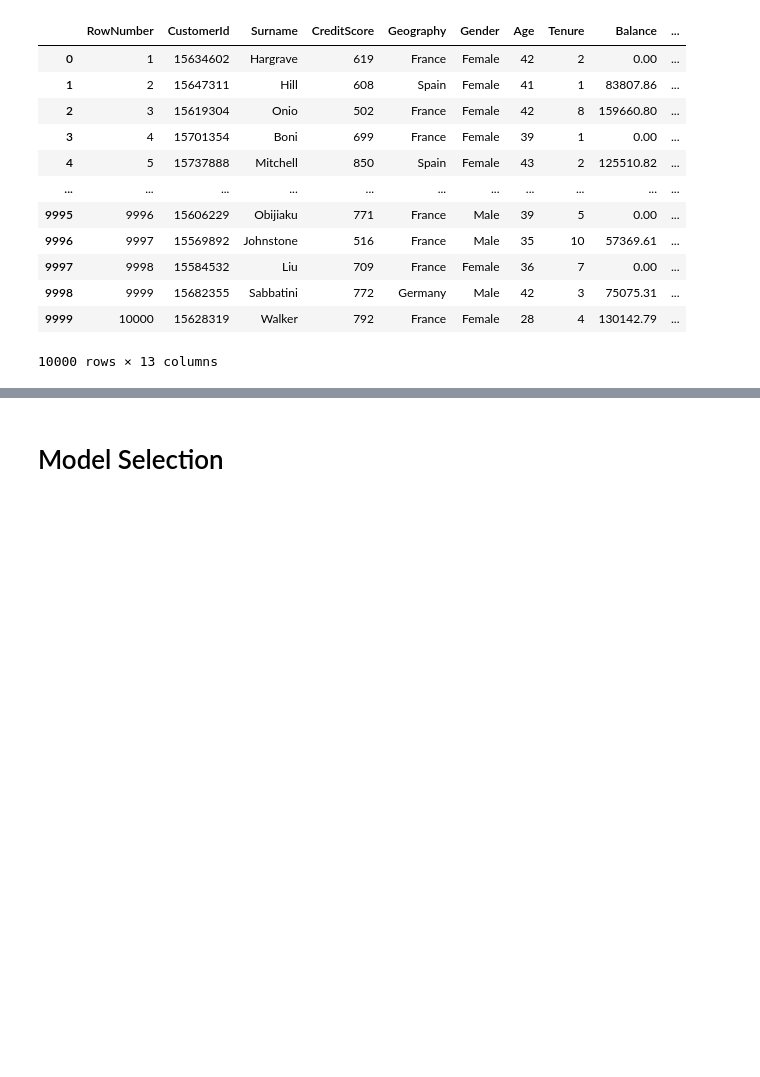
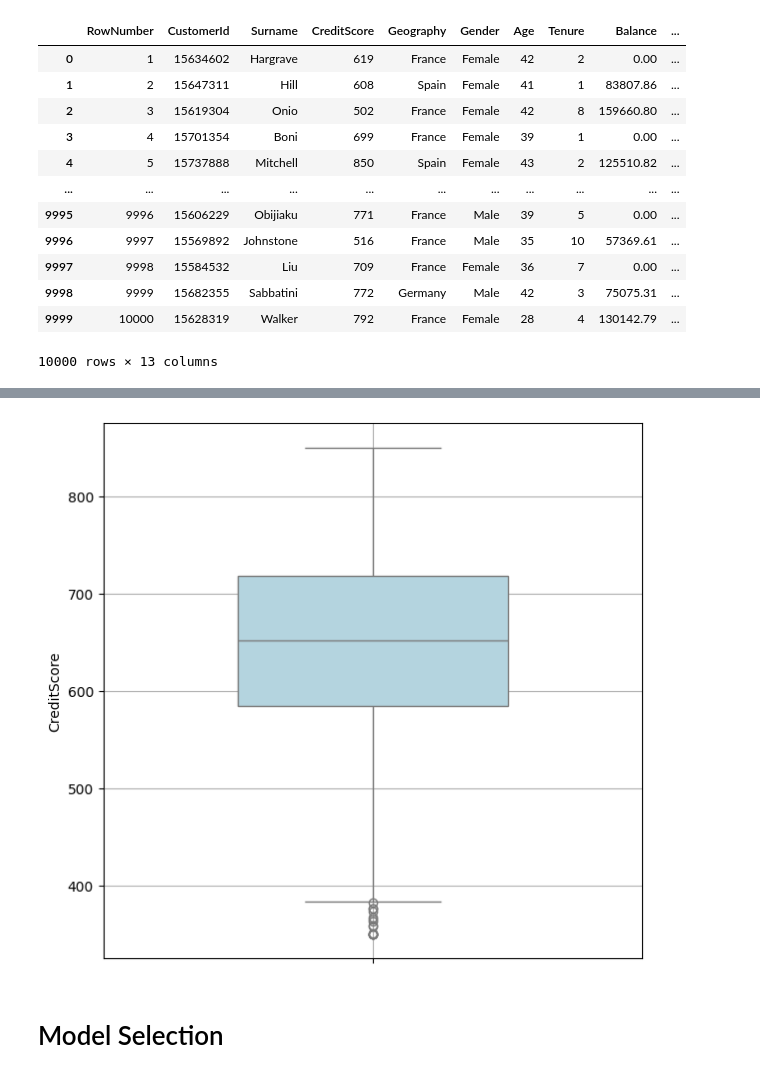
Before and after one commit to Nthabyy/Customer-Churn-Prediction-Bank, a Jupyter notebook: demo.ipynb, the cells around one changed output, grey strips where cells are left out. Saved outputs shown, nothing was run; the diff lists cells and outputs as text; code cells hidden in the pictures; blank space fills up the shorter version.

```diff
--- a/demo.ipynb
+++ b/demo.ipynb
@@ -245,4 +272,10 @@ fig.write_html('age_distribution_plot.html')
 fig.show()
+# %%
+# using the seabon
+sns.boxplot(data=data['CreditScore'], color="lightblue", width=0.5)
+plt.grid(True)
+# %% [output]
+[figure, added]
 # %%
 fig = make_subplots(rows=2, cols=1)
 
```
Also changed, not shown: parts of 10 cells of this notebook, 3 other files.
